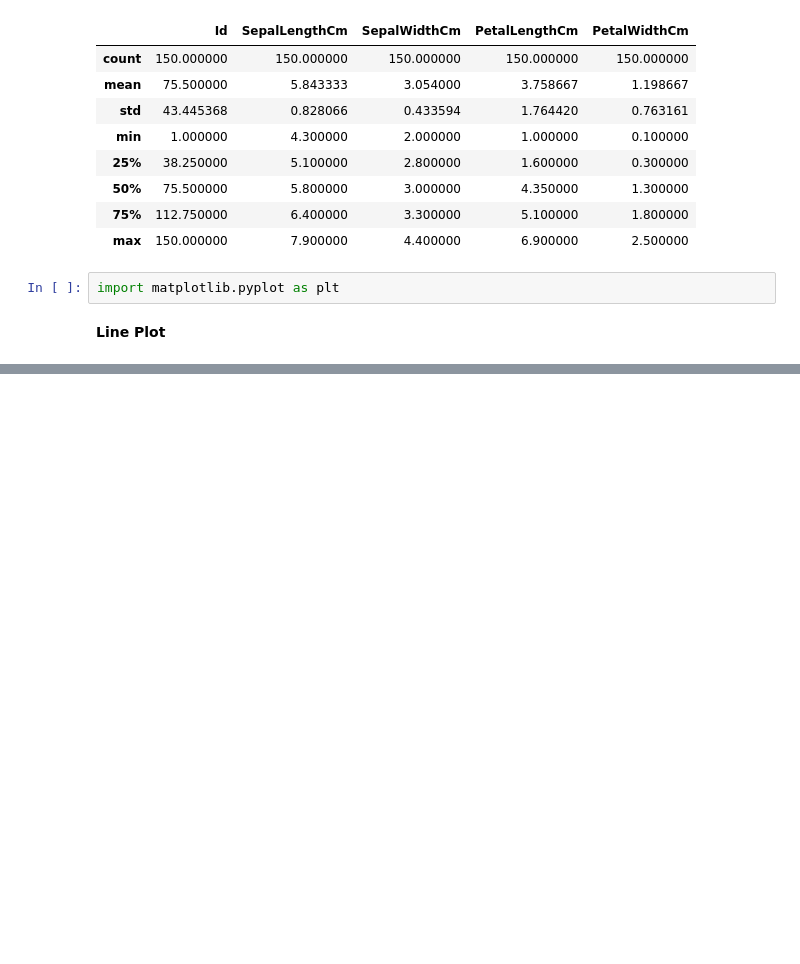
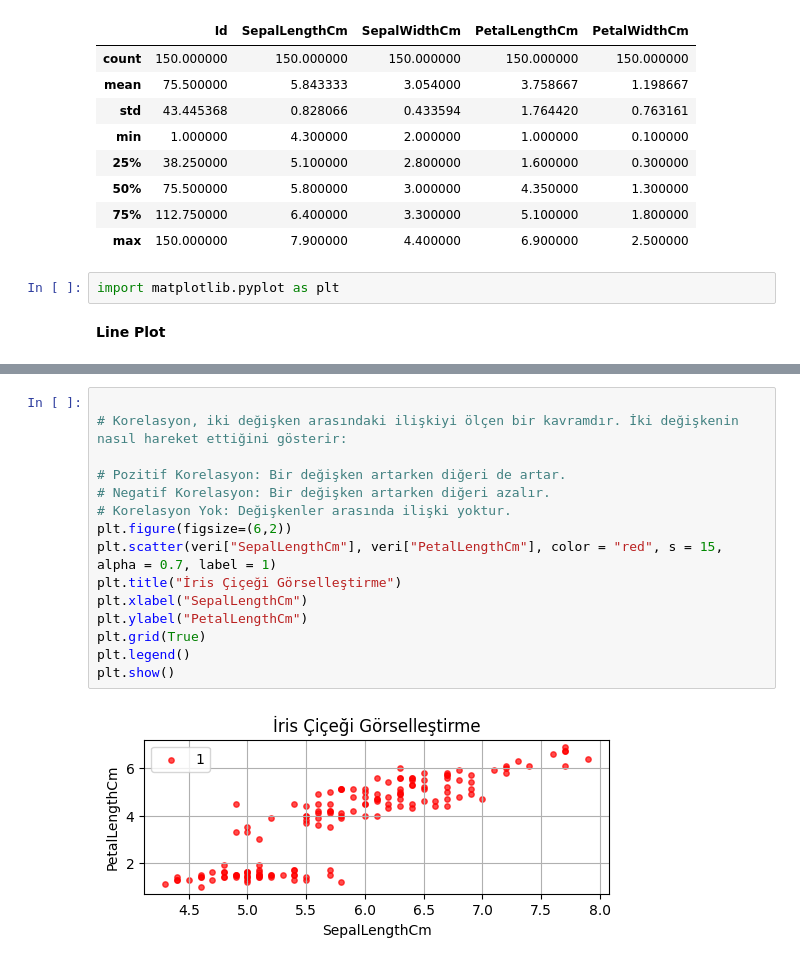
Before and after one commit to ayzezzz/Pupilica-AI-Bootcamp-Notes, a Jupyter notebook: matplotlib_operations.ipynb, the cells around one changed output, grey strips where cells are left out. Saved outputs shown, nothing was run; the diff lists cells and outputs as text; blank space fills up the shorter version.

```diff
--- a/matplotlib_operations.ipynb
+++ b/matplotlib_operations.ipynb
@@ -89,0 +100,17 @@ plt.show()
+# %%
+
+# Korelasyon, iki değişken arasındaki ilişkiyi ölçen bir kavramdır. İki değişkenin nasıl hareket ettiğini gösterir:
+
+# Pozitif Korelasyon: Bir değişken artarken diğeri de artar.
+# Negatif Korelasyon: Bir değişken artarken diğeri azalır.
+# Korelasyon Yok: Değişkenler arasında ilişki yoktur.
+plt.figure(figsize=(6,2))
+plt.scatter(veri["SepalLengthCm"], veri["PetalLengthCm"], color = "red", s = 15, alpha = 0.7, label = 1)
+plt.title("İris Çiçeği Görselleştirme")
+plt.xlabel("SepalLengthCm")
+plt.ylabel("PetalLengthCm")
+plt.grid(True)
+plt.legend()
+plt.show()
+# %% [output]
+[figure, added]
```
Also changed, not shown: parts of 3 cells of this notebook.
